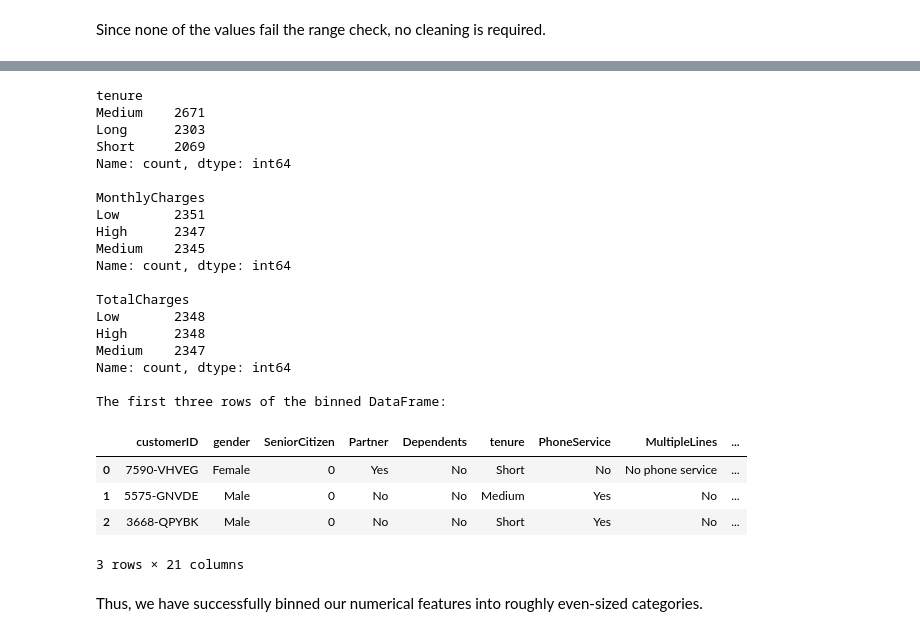
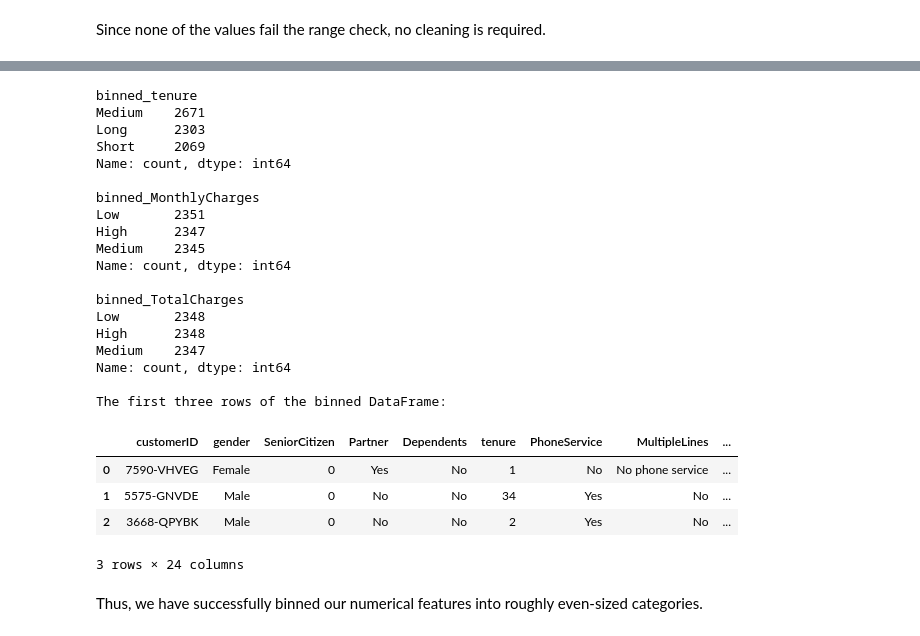
Before and after one commit to Natasa127/CSI4142-A3, a Jupyter notebook: Classification.ipynb, the cells around one changed output, grey strips where cells are left out. Cells and saved outputs as stored; diff of their text form; code cells hidden in the pictures.

```diff
--- a/Classification.ipynb
+++ b/Classification.ipynb
@@ -695,53 +698,53 @@ def bin_tenure(tenure):
     return "Long"
 
 # Apply the bin_tenure function to bin the tenure feature
-binned_telco_df["tenure"] = binned_telco_df["tenure"].apply(bin_tenure)
+binned_telco_df["binned_tenure"] = binned_telco_df["tenure"].apply(bin_tenure)
 
 # Check the distribution, since this is custom logic
-print(f"{binned_telco_df['tenure'].value_counts()} \n")
+print(f"{binned_telco_df['binned_tenure'].value_counts()} \n")
 
 # Create labels for the MonthlyCharges and TotalCharges bins
 bin_labels = ["Low", "Medium", "High"]
 
 # Bin the MonthlyCharges based on tertile
-binned_telco_df["MonthlyCharges"] = pd.qcut(binned_telco_df["MonthlyCharges"], q=3, labels=bin_labels)
+binned_telco_df["binned_MonthlyCharges"] = pd.qcut(binned_telco_df["MonthlyCharges"], q=3, labels=bin_labels)
 
 # Verify the distribution
-print(f"{binned_telco_df['MonthlyCharges'].value_counts()} \n")
+print(f"{binned_telco_df['binned_MonthlyCharges'].value_counts()} \n")
 
 # Bin the TotalCharges based on tertile
-binned_telco_df["TotalCharges"] = pd.qcut(binned_telco_df["TotalCharges"], q=3, labels=bin_labels)
+binned_telco_df["binned_TotalCharges"] = pd.qcut(binned_telco_df["TotalCharges"], q=3, labels=bin_labels)
 
 # Verify the distribution
-print(f"{binned_telco_df["TotalCharges"].value_counts()} \n")
+print(f"{binned_telco_df["binned_TotalCharges"].value_counts()} \n")
 
 # Show the first three rows of the binned DataFrame
 print("The first three rows of the binned DataFrame:")
 binned_telco_df.head(3)
 # %% [output]
-tenure
+binned_tenure
 Medium    2671
 Long      2303
 Short     2069
 Name: count, dtype: int64
 
-MonthlyCharges
+binned_MonthlyCharges
 Low       2351
 High      2347
 Medium    2345
 Name: count, dtype: int64
 
-TotalCharges
+binned_TotalCharges
 Low       2348
 High      2348
 Medium    2347
 Name: count, dtype: int64
 
 The first three rows of the binned DataFrame:
 |  | customerID | gender | SeniorCitizen | Partner | Dependents | tenure | PhoneService | MultipleLines | ... |
-| 0 | 7590-VHVEG | Female | 0 | Yes | No | Short | No | No phone service | ... |
-| 1 | 5575-GNVDE | Male | 0 | No | No | Medium | Yes | No | ... |
-| 2 | 3668-QPYBK | Male | 0 | No | No | Short | Yes | No | ... |
+| 0 | 7590-VHVEG | Female | 0 | Yes | No | 1 | No | No phone service | ... |
+| 1 | 5575-GNVDE | Male | 0 | No | No | 34 | Yes | No | ... |
+| 2 | 3668-QPYBK | Male | 0 | No | No | 2 | Yes | No | ... |
-3 rows × 21 columns
+3 rows × 24 columns
 # %% [markdown]
 Thus, we have successfully binned our numerical features into roughly even-sized categories.
```
Also changed, not shown: parts of 16 cells of this notebook.
